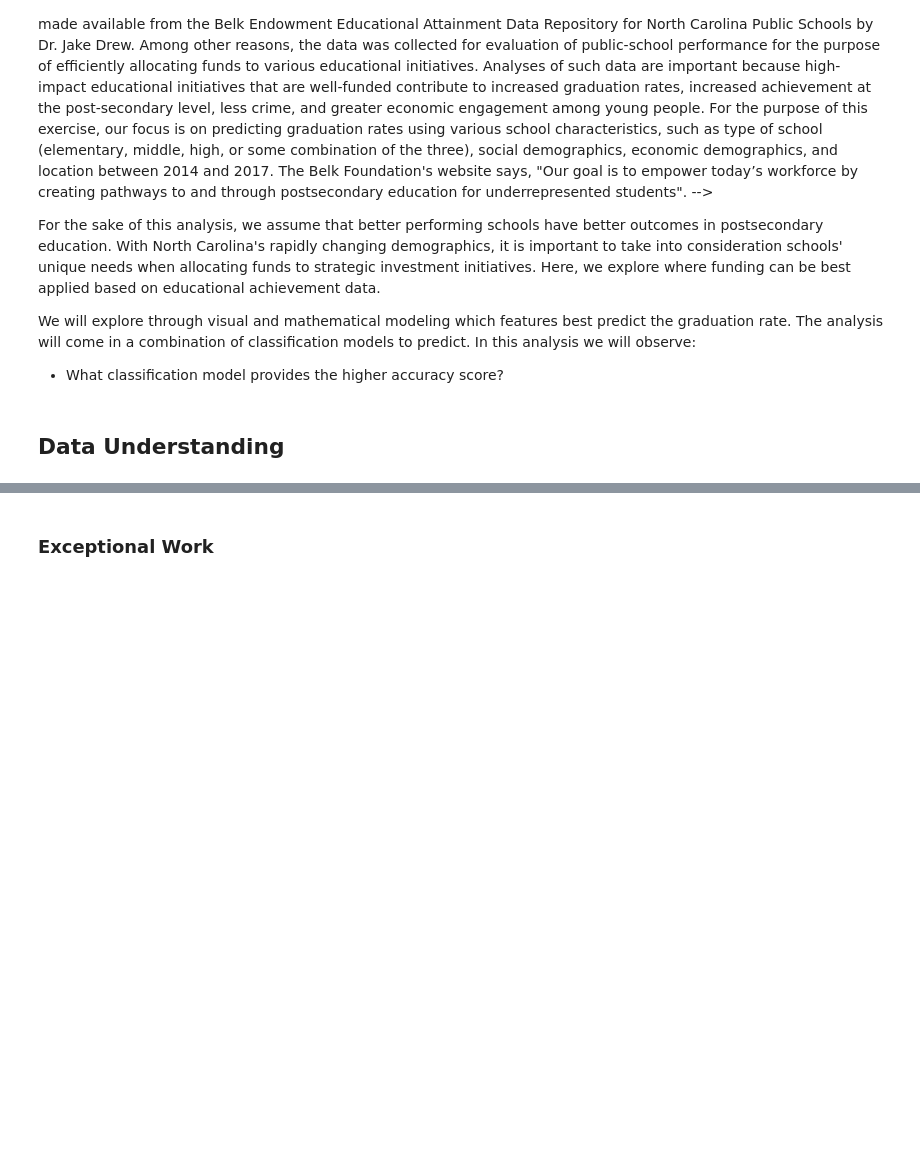
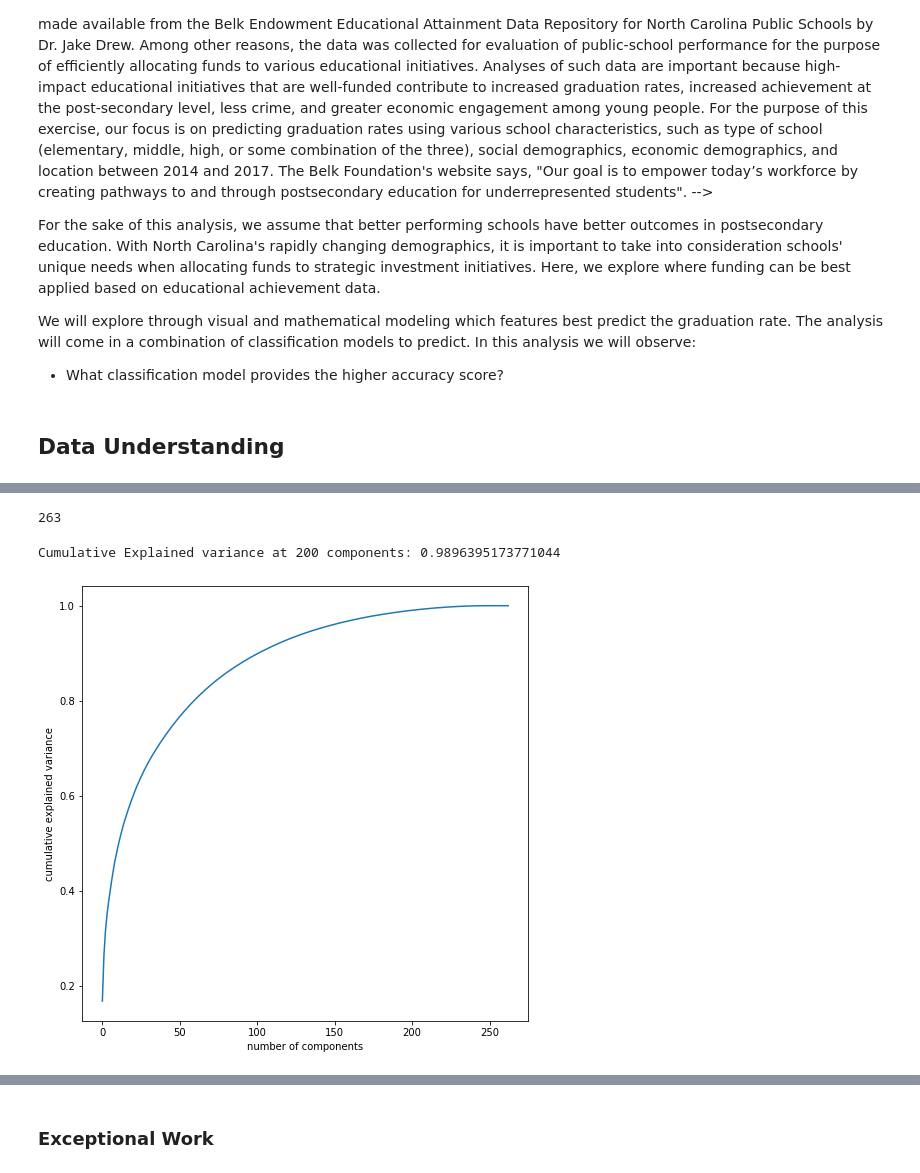
Before and after one commit to fredpoon/ds_7331_jyrf_eda, a Jupyter notebook: grp4_lab2_jyrf.ipynb, the cells around one changed output, grey strips where cells are left out. Cells and saved outputs as stored; diff of their text form; code cells hidden in the pictures; blank space fills up the shorter version.

```diff
--- a/grp4_lab2_jyrf.ipynb
+++ b/grp4_lab2_jyrf.ipynb
@@ -21,0 +465,21 @@ We will explore through visual and mathematical modeling which features best pre
+# %%
+# read in CSV
+df2014 = pd.read_csv('C:/Users/taniat470s/Desktop/SMU_course/DS7331/EduData/EducationDataNC/2014/Machine Learning Datasets/PublicHighSchools2014_ML.csv')
+df2015 = pd.read_csv('C:/Users/taniat470s/Desktop/SMU_course/DS7331/EduData/EducationDataNC/2015/Machine Learning Datasets/PublicHighSchools2015_ML.csv')
+df2016 = pd.read_csv('C:/Users/taniat470s/Desktop/SMU_course/DS7331/EduData/EducationDataNC/2016/Machine Learning Datasets/PublicHighSchools2016_ML.csv')
+df2017 = pd.read_csv('C:/Users/taniat470s/Desktop/SMU_course/DS7331/EduData/EducationDataNC/2017/Machine Learning Datasets/PublicHighSchools2017_ML.csv')
+
+df2014.shape
+df2015.shape
+df2016.shape
+df2017.shape
+
+df2014['Year'] = 2014
+df2015['Year'] = 2015
+df2016['Year'] = 2016
+df2017['Year'] = 2017
+
+frames = [df2014, df2015, df2016, df2017]
+df_comb_test = pd.concat(frames,join='inner', ignore_index=True)
+
+df_comb_test['Year']
@@ -21,0 +503,12 @@ We will explore through visual and mathematical modeling which features best pre
+# %%
+schoolData = df_comb_test
+
+#Remove schools with graduation rates == 0 from the model
+schoolData = schoolData[schoolData['GraduationRate_5yr_All'] > 0]
+
+#Find Response Variable
+schoolData_GraduationRate_5yr = schoolData.GraduationRate_5yr_All
+
+# Remove any columns from the model's training data that are directly related to the graduation rate.
+GradRateCols = schoolData.columns[schoolData.columns.str.lower().str.contains('graduation')]
+GradRateCols
@@ -21,0 +530,5 @@ We will explore through visual and mathematical modeling which features best pre
+# %%
+#Delete the response variable and other graduation rate data columns from our training dataset
+X_predGradRate = schoolData.drop(GradRateCols, axis=1)
+
+Y_GradRate = schoolData_GraduationRate_5yr
@@ -21,0 +563,11 @@ We will explore through visual and mathematical modeling which features best pre
+# %%
+X_predGradRate.shape[1]
+# %% [output]
+263
+# %%
+X_predGradRate_scal = ss.fit_transform(X_predGradRate)
+
+plot_pca(X_predGradRate_scal)
+# %% [output]
+Cumulative Explained variance at 200 components: 0.9896395173771044
+[figure, added]
```
Also changed, not shown: parts of 51 cells of this notebook.
